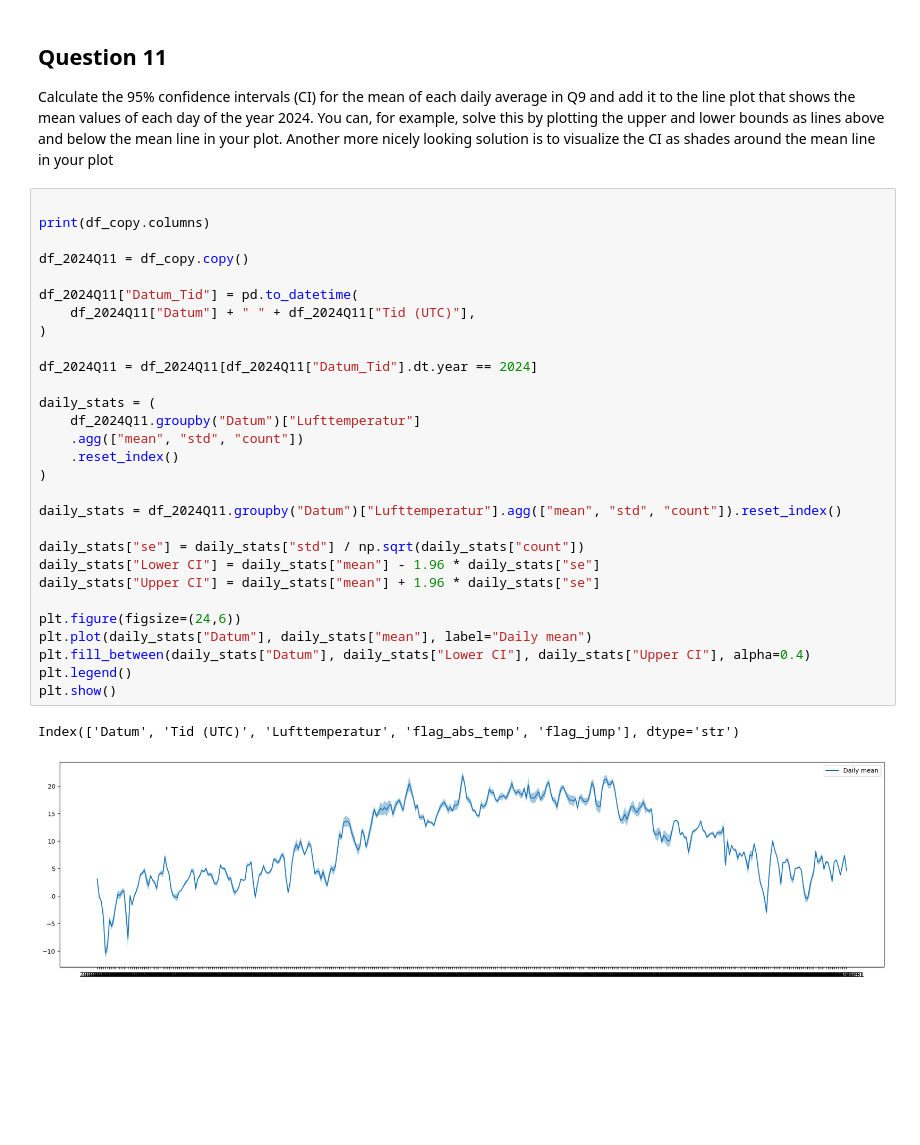
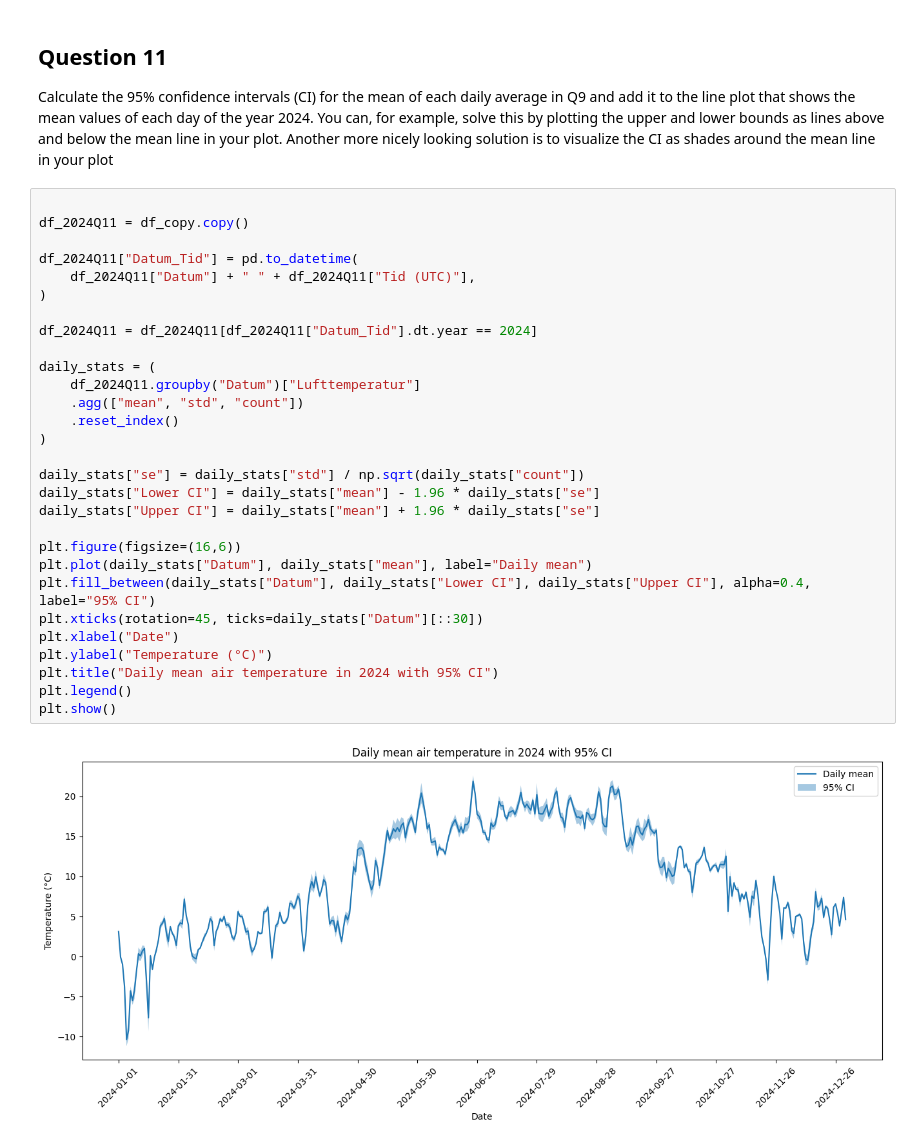
Before and after one commit to Mau-Gen/DV1597_Assignment_1, a Jupyter notebook: DV1597_Assignment_1.ipynb, the cells around one changed output. Cells and saved outputs as stored; diff of their text form; blank space fills up the shorter version.

```diff
--- a/DV1597_Assignment_1.ipynb
+++ b/DV1597_Assignment_1.ipynb
@@ -456,34 +422,33 @@ upper and lower bounds as lines above and below the mean line in your
 plot. Another more nicely looking solution is to visualize the CI as shades
 around the mean line in your plot
 # %%
-
-print(df_copy.columns)
 
 df_2024Q11 = df_copy.copy()
 
 df_2024Q11["Datum_Tid"] = pd.to_datetime(
     df_2024Q11["Datum"] + " " + df_2024Q11["Tid (UTC)"],
 )
 
 df_2024Q11 = df_2024Q11[df_2024Q11["Datum_Tid"].dt.year == 2024]
 
 daily_stats = (
     df_2024Q11.groupby("Datum")["Lufttemperatur"]
     .agg(["mean", "std", "count"])
     .reset_index()
 )
 
-daily_stats = df_2024Q11.groupby("Datum")["Lufttemperatur"].agg(["mean", "std", "count"]).reset_index()
-
 daily_stats["se"] = daily_stats["std"] / np.sqrt(daily_stats["count"])
 daily_stats["Lower CI"] = daily_stats["mean"] - 1.96 * daily_stats["se"]
 daily_stats["Upper CI"] = daily_stats["mean"] + 1.96 * daily_stats["se"]
 
-plt.figure(figsize=(24,6))
+plt.figure(figsize=(16,6))
 plt.plot(daily_stats["Datum"], daily_stats["mean"], label="Daily mean")
-plt.fill_between(daily_stats["Datum"], daily_stats["Lower CI"], daily_stats["Upper CI"], alpha=0.4)
+plt.fill_between(daily_stats["Datum"], daily_stats["Lower CI"], daily_stats["Upper CI"], alpha=0.4, label="95% CI")
+plt.xticks(rotation=45, ticks=daily_stats["Datum"][::30])
+plt.xlabel("Date")
+plt.ylabel("Temperature (°C)")
+plt.title("Daily mean air temperature in 2024 with 95% CI")
 plt.legend()
 plt.show()
 # %% [output]
-Index(['Datum', 'Tid (UTC)', 'Lufttemperatur', 'flag_abs_temp', 'flag_jump'], dtype='str')
-[figure, old version]
+[figure, new version]
```
Also changed, not shown: parts of 9 cells of this notebook.
